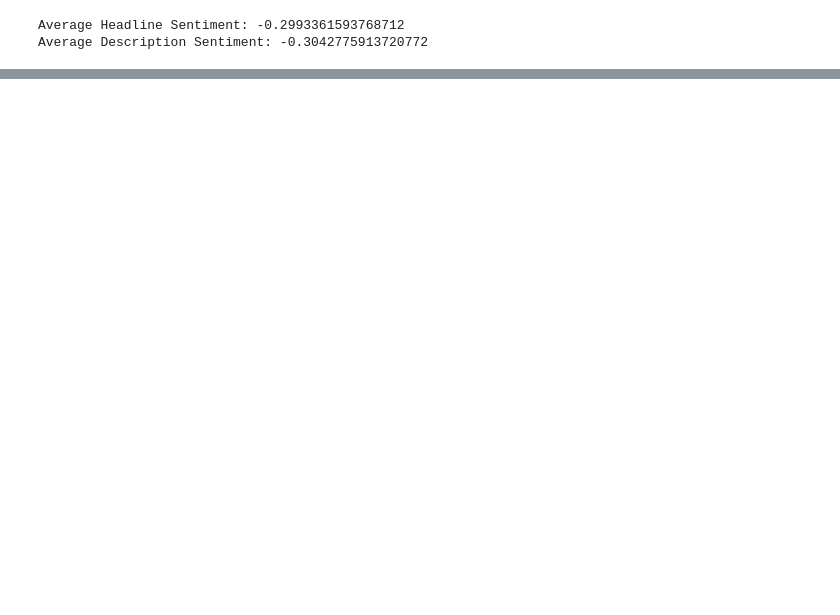
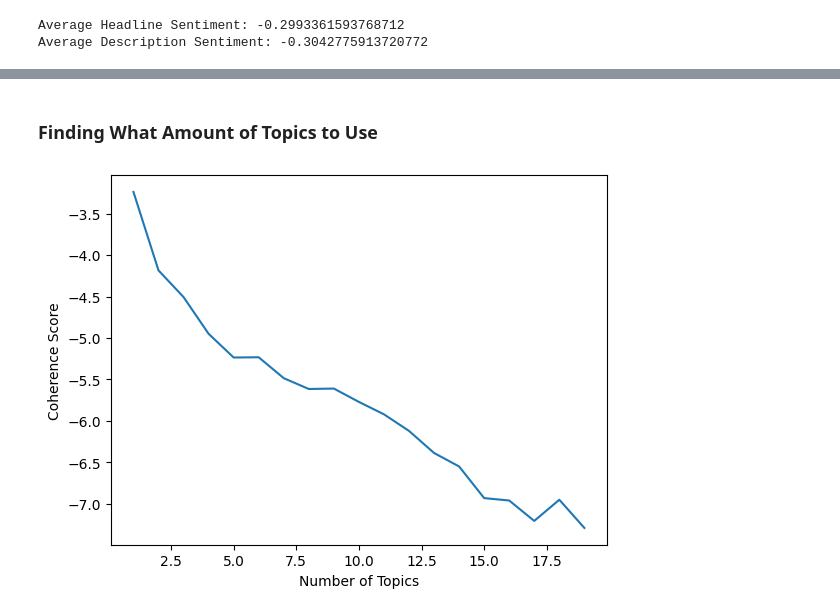
Before and after one commit to isaacbraun/data-mining, a Jupyter notebook: midterm.ipynb, the cells around one changed output, grey strips where cells are left out. Saved outputs shown, nothing was run; the diff lists cells and outputs as text; code cells hidden in the pictures; blank space fills up the shorter version.

```diff
--- a/midterm.ipynb
+++ b/midterm.ipynb
@@ -53,15 +76,17 @@ for row in descriptions:
 # Process Headlines and Descriptions into pipeline with type, date, and sentiment context
 sentiment_analyzer = SentimentIntensityAnalyzer()
 docs = []
-for doc, date in nlp.pipe(headline_texts, as_tuples=True):
+for doc, context in nlp.pipe(headlines, as_tuples=True):
+    doc._.article_id = context["article_id"]
     doc._.type = "headline"
-    doc._.date = date
+    doc._.date = pd.to_datetime(context["date"], format="%d-%m-%Y")
     doc._.sentiment = sentiment_analyzer.polarity_scores(doc.text)
     docs.append(doc)
 
-for doc, date in nlp.pipe(descriptions, as_tuples=True):
+for doc, context in nlp.pipe(descriptions, as_tuples=True):
+    doc._.article_id = context["article_id"]
     doc._.type = "description"
-    doc._.date = date
+    doc._.date = pd.to_datetime(context["date"], format="%d-%m-%Y")
     doc._.sentiment = sentiment_analyzer.polarity_scores(doc.text)
     docs.append(doc)
 # %% [markdown]
@@ -196,0 +378,5 @@ Average Description Sentiment: -0.3042775913720772
+# %%
+def get_clean_token_strings(doc):
+    return [f'{str(token).lower()}' for token in doc if not token.is_stop and not token.is_punct and not token.is_space and not token.is_digit]
+# %%
+cleaned_tokens = [get_clean_token_strings(doc) for doc in docs]
@@ -196,0 +434,28 @@ Average Description Sentiment: -0.3042775913720772
+# %% [markdown]
+### Finding What Amount of Topics to Use
+# %%
+# https://towardsdatascience.com/topic-modelling-in-python-with-spacy-and-gensim-dc8f7748bdbf
+# Create Gensim Dictionary
+dictionary = Dictionary(cleaned_tokens)
+# Filter Extremes
+dictionary.filter_extremes(no_below=5, no_above=0.5, keep_n=1000)
+
+# Create Gensim Corpus using Dictionary
+corpus = [dictionary.doc2bow(doc) for doc in cleaned_tokens]
+# %%
+# Compute U_Mass Topics Score
+um_topics = []
+um_score = []
+for i in range(1,20,1):
+    # Train Model
+    lda_model = LdaMulticore(corpus=corpus, id2word=dictionary, iterations=100, num_topics=i, workers =6, passes=10, random_state=100)
+    # Compute Coherence Score
+    cm = CoherenceModel(model=lda_model, corpus=corpus, dictionary=dictionary, coherence='u_mass')
+    um_topics.append(i)
+    um_score.append(cm.get_coherence())
+_=plt.plot(um_topics, um_score)
+_=plt.xlabel('Number of Topics')
+_=plt.ylabel('Coherence Score')
+plt.show()
+# %% [output]
+[figure, added]
```
Also changed, not shown: parts of 37 cells of this notebook.
